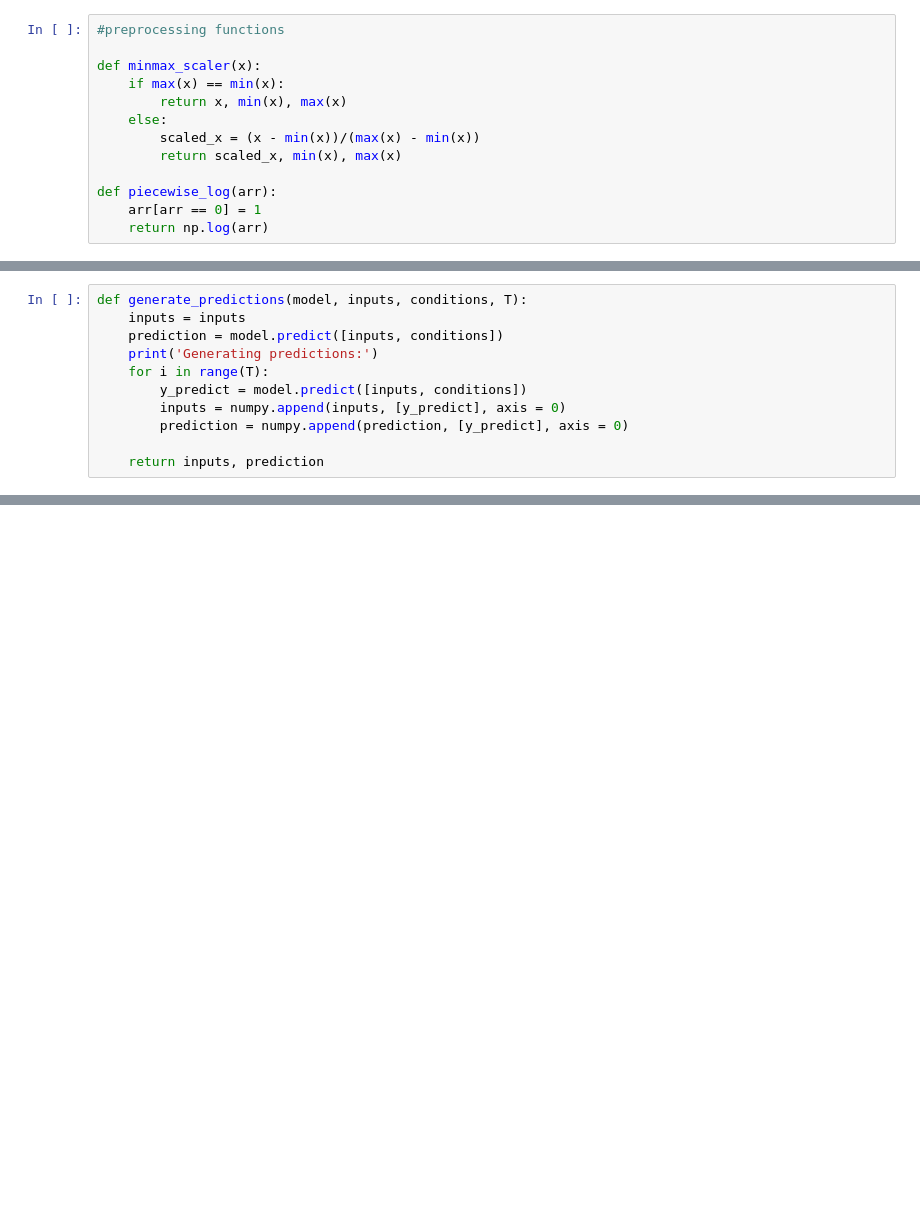
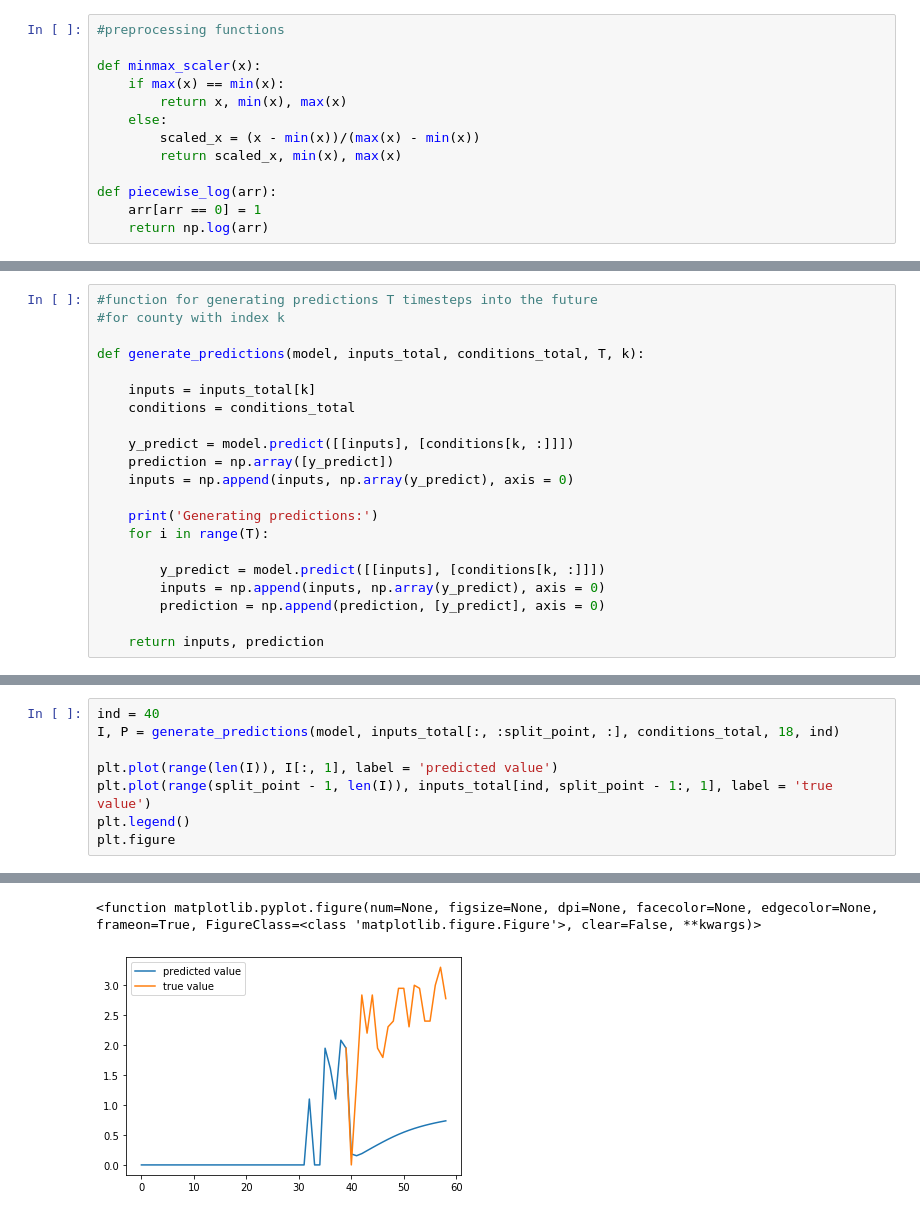
Before and after one commit to RachelShi0/two_and_a_half_cs_majors, a Jupyter notebook: QQ/RNN_US.ipynb, the cells around one changed output, grey strips where cells are left out. Saved outputs shown, nothing was run; the diff lists cells and outputs as text; blank space fills up the shorter version.

```diff
--- a/QQ/RNN_US.ipynb
+++ b/QQ/RNN_US.ipynb
@@ -258,11 +266,21 @@ inputs_total.shape
 # %%
-def generate_predictions(model, inputs, conditions, T):
-    inputs = inputs
-    prediction = model.predict([inputs, conditions])
+#function for generating predictions T timesteps into the future
+#for county with index k
+
+def generate_predictions(model, inputs_total, conditions_total, T, k):
+
+    inputs = inputs_total[k]
+    conditions = conditions_total
+
+    y_predict = model.predict([[inputs], [conditions[k, :]]])
+    prediction = np.array([y_predict])
+    inputs = np.append(inputs, np.array(y_predict), axis = 0)
+
     print('Generating predictions:')
     for i in range(T):
-        y_predict = model.predict([inputs, conditions])
-        inputs = numpy.append(inputs, [y_predict], axis = 0)
-        prediction = numpy.append(prediction, [y_predict], axis = 0)
+
+        y_predict = model.predict([[inputs], [conditions[k, :]]])
+        inputs = np.append(inputs, np.array(y_predict), axis = 0)
+        prediction = np.append(prediction, [y_predict], axis = 0)
 
     return inputs, prediction
@@ -320,0 +287,9 @@ Prediction:
+# %%
+ind = 40
+I, P = generate_predictions(model, inputs_total[:, :split_point, :], conditions_total, 18, ind)
+
+plt.plot(range(len(I)), I[:, 1], label = 'predicted value')
+plt.plot(range(split_point - 1, len(I)), inputs_total[ind, split_point - 1:, 1], label = 'true value')
+plt.legend()
+plt.figure
+# %% [output]
@@ -320,0 +313,2 @@ Prediction:
+<function matplotlib.pyplot.figure(num=None, figsize=None, dpi=None, facecolor=None, edgecolor=None, frameon=True, FigureClass=<class 'matplotlib.figure.Figure'>, clear=False, **kwargs)>
+[figure, added]
```
Also changed, not shown: parts of 16 cells of this notebook.
